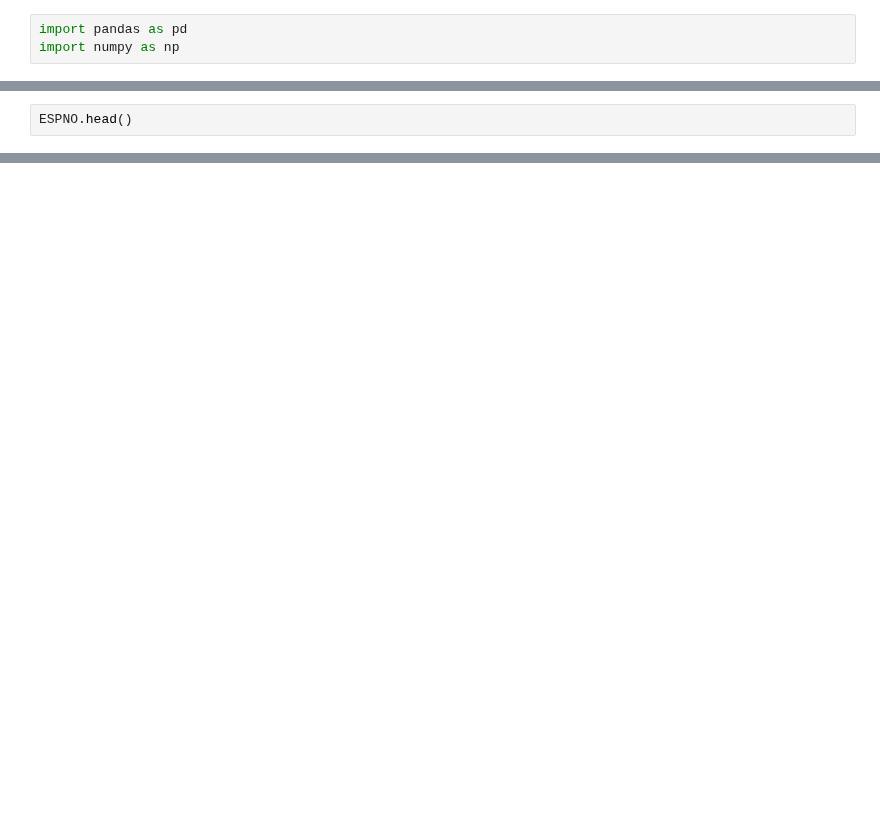
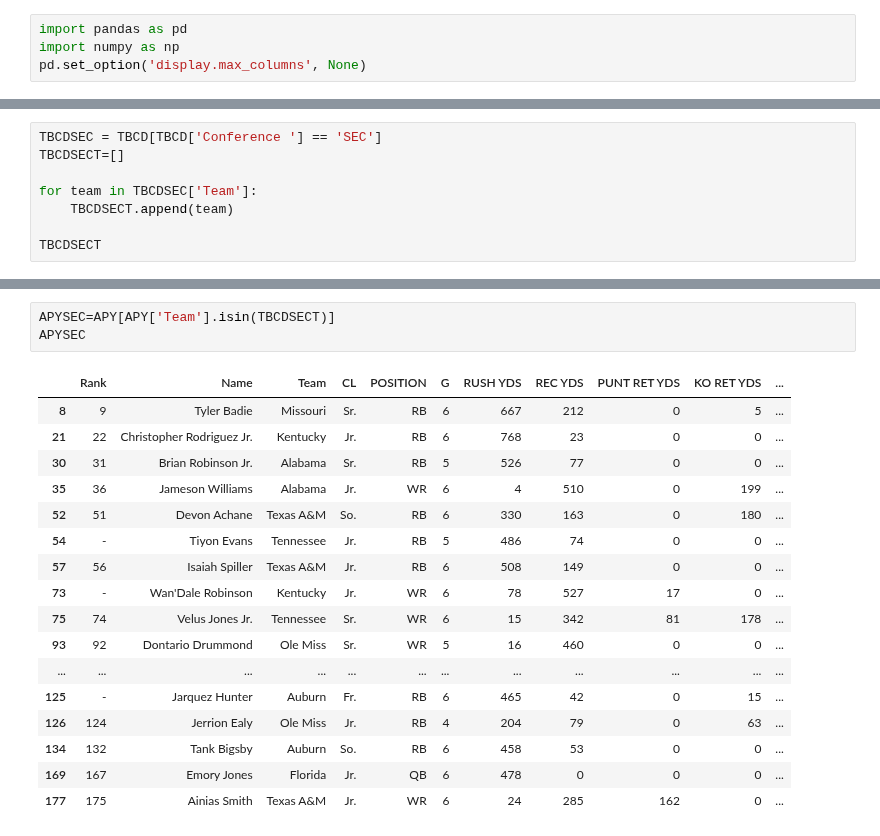
Before and after one commit to MarkClampitt/Springboard, a Jupyter notebook: Capstone2/DataWrangling.ipynb, the cells around one changed output, grey strips where cells are left out. Drawn from its saved outputs; the diff is of its cells as text; blank space fills up the shorter version.

```diff
--- a/Capstone2/DataWrangling.ipynb
+++ b/Capstone2/DataWrangling.ipynb
@@ -1,3 +1,4 @@
 # %%
 import pandas as pd
 import numpy as np
+pd.set_option('display.max_columns', None)
@@ -26,3 +27,9 @@ SECD=pd.read_excel(r'/Users/markclampitt/Documents/Springboard/Capstone2/Data/Fi
 # %%
-ESPNO.head()
+TBCDSEC = TBCD[TBCD['Conference '] == 'SEC']
+TBCDSECT=[]
+
+for team in TBCDSEC['Team']:
+    TBCDSECT.append(team)
+
+TBCDSECT
 # %% [output]
@@ -34,0 +78,21 @@ ESPNO.head()
+# %%
+APYSEC=APY[APY['Team'].isin(TBCDSECT)]
+APYSEC
+# %% [output]
+|  | Rank | Name | Team | CL | POSITION | G | RUSH YDS | REC YDS | PUNT RET YDS | KO RET YDS | ... |
+| 8 | 9 | Tyler Badie | Missouri | Sr. | RB | 6 | 667 | 212 | 0 | 5 | ... |
+| 21 | 22 | Christopher Rodriguez Jr. | Kentucky | Jr. | RB | 6 | 768 | 23 | 0 | 0 | ... |
+| 30 | 31 | Brian Robinson Jr. | Alabama | Sr. | RB | 5 | 526 | 77 | 0 | 0 | ... |
+| 35 | 36 | Jameson Williams | Alabama | Jr. | WR | 6 | 4 | 510 | 0 | 199 | ... |
+| 52 | 51 | Devon Achane | Texas A&M | So. | RB | 6 | 330 | 163 | 0 | 180 | ... |
+| 54 | - | Tiyon Evans | Tennessee | Jr. | RB | 5 | 486 | 74 | 0 | 0 | ... |
+| 57 | 56 | Isaiah Spiller | Texas A&M | Jr. | RB | 6 | 508 | 149 | 0 | 0 | ... |
+| 73 | - | Wan'Dale Robinson | Kentucky | Jr. | WR | 6 | 78 | 527 | 17 | 0 | ... |
+| 75 | 74 | Velus Jones Jr. | Tennessee | Sr. | WR | 6 | 15 | 342 | 81 | 178 | ... |
+| 93 | 92 | Dontario Drummond | Ole Miss | Sr. | WR | 5 | 16 | 460 | 0 | 0 | ... |
+| ... | ... | ... | ... | ... | ... | ... | ... | ... | ... | ... | ... |
+| 125 | - | Jarquez Hunter | Auburn | Fr. | RB | 6 | 465 | 42 | 0 | 15 | ... |
+| 126 | 124 | Jerrion Ealy | Ole Miss | Jr. | RB | 4 | 204 | 79 | 0 | 63 | ... |
+| 134 | 132 | Tank Bigsby | Auburn | So. | RB | 6 | 458 | 53 | 0 | 0 | ... |
+| 169 | 167 | Emory Jones | Florida | Jr. | QB | 6 | 478 | 0 | 0 | 0 | ... |
+| 177 | 175 | Ainias Smith | Texas A&M | Jr. | WR | 6 | 24 | 285 | 162 | 0 | ... |
```
Also changed, not shown: parts of 26 cells of this notebook.
